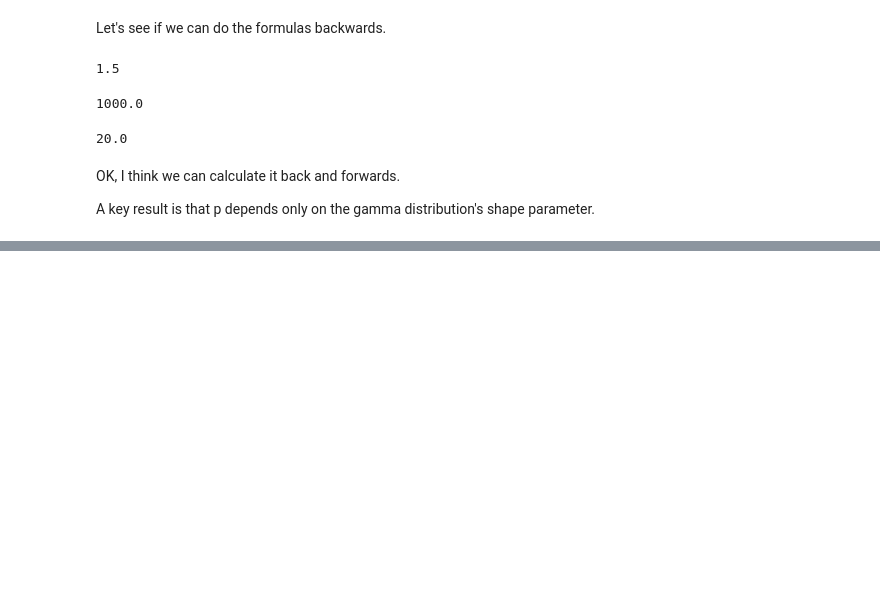
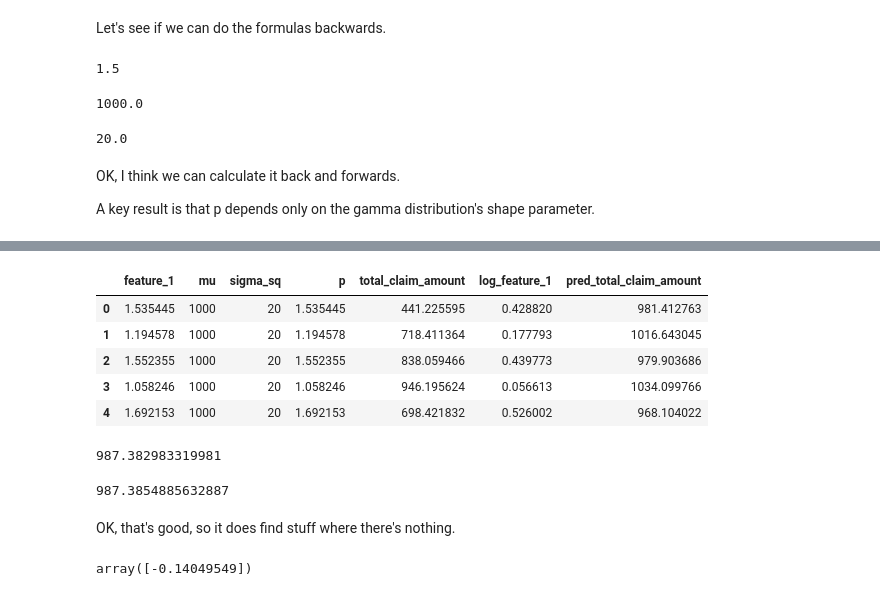
Before and after one commit to MatePocs/insurance, a Jupyter notebook: notebooks/Tweedie.ipynb, the cells around one changed output, grey strips where cells are left out. Saved outputs shown, nothing was run; the diff lists cells and outputs as text; code cells hidden in the pictures; blank space fills up the shorter version.

```diff
--- a/notebooks/Tweedie.ipynb
+++ b/notebooks/Tweedie.ipynb
@@ -146,0 +261,19 @@ A key result is that p depends only on the gamma distribution's shape parameter.
+# %%
+df_mdl = pd.DataFrame.from_dict({'feature_1' : np.random.uniform(1.01, 1.99,10000)})
+
+df_mdl['mu'] = 1000
+df_mdl['sigma_sq'] = 20
+df_mdl['p'] =  df_mdl['feature_1']
+# %%
+# this takes a while to run
+df_mdl['total_claim_amount'] = df_mdl.apply(lambda x: tweedie.tweedie(mu=x['mu'],
+                                               phi=x['sigma_sq'],
+                                               p=x['p']).rvs(1)[0], axis = 1)
+# %%
+df_mdl['log_feature_1'] = np.log(df_mdl['feature_1'])
+# %%
+mdl = TweedieRegressor(power = 1.5, alpha = 0)
+X = df_mdl[['log_feature_1']]
+y = df_mdl['total_claim_amount']
+mdl.fit(X, y)
+df_mdl['pred_total_claim_amount'] = mdl.predict(X)
@@ -146,0 +284,19 @@ A key result is that p depends only on the gamma distribution's shape parameter.
+# %%
+df_mdl.head(5)
+# %% [output]
+|  | feature_1 | mu | sigma_sq | p | total_claim_amount | log_feature_1 | pred_total_claim_amount |
+| 0 | 1.535445 | 1000 | 20 | 1.535445 | 441.225595 | 0.428820 | 981.412763 |
+| 1 | 1.194578 | 1000 | 20 | 1.194578 | 718.411364 | 0.177793 | 1016.643045 |
+| 2 | 1.552355 | 1000 | 20 | 1.552355 | 838.059466 | 0.439773 | 979.903686 |
+| 3 | 1.058246 | 1000 | 20 | 1.058246 | 946.195624 | 0.056613 | 1034.099766 |
+| 4 | 1.692153 | 1000 | 20 | 1.692153 | 698.421832 | 0.526002 | 968.104022 |
+# %%
+np.mean(df_mdl['total_claim_amount'])
+# %% [output]
+987.382983319981
+# %%
+np.mean(df_mdl['pred_total_claim_amount'])
+# %% [output]
+987.3854885632887
+# %% [markdown]
+OK, that's good, so it does find stuff where there's nothing.
@@ -146,0 +309,4 @@ A key result is that p depends only on the gamma distribution's shape parameter.
+# %%
+mdl.coef_
+# %% [output]
+array([-0.14049549])
```
Also changed, not shown: parts of 38 cells of this notebook.
